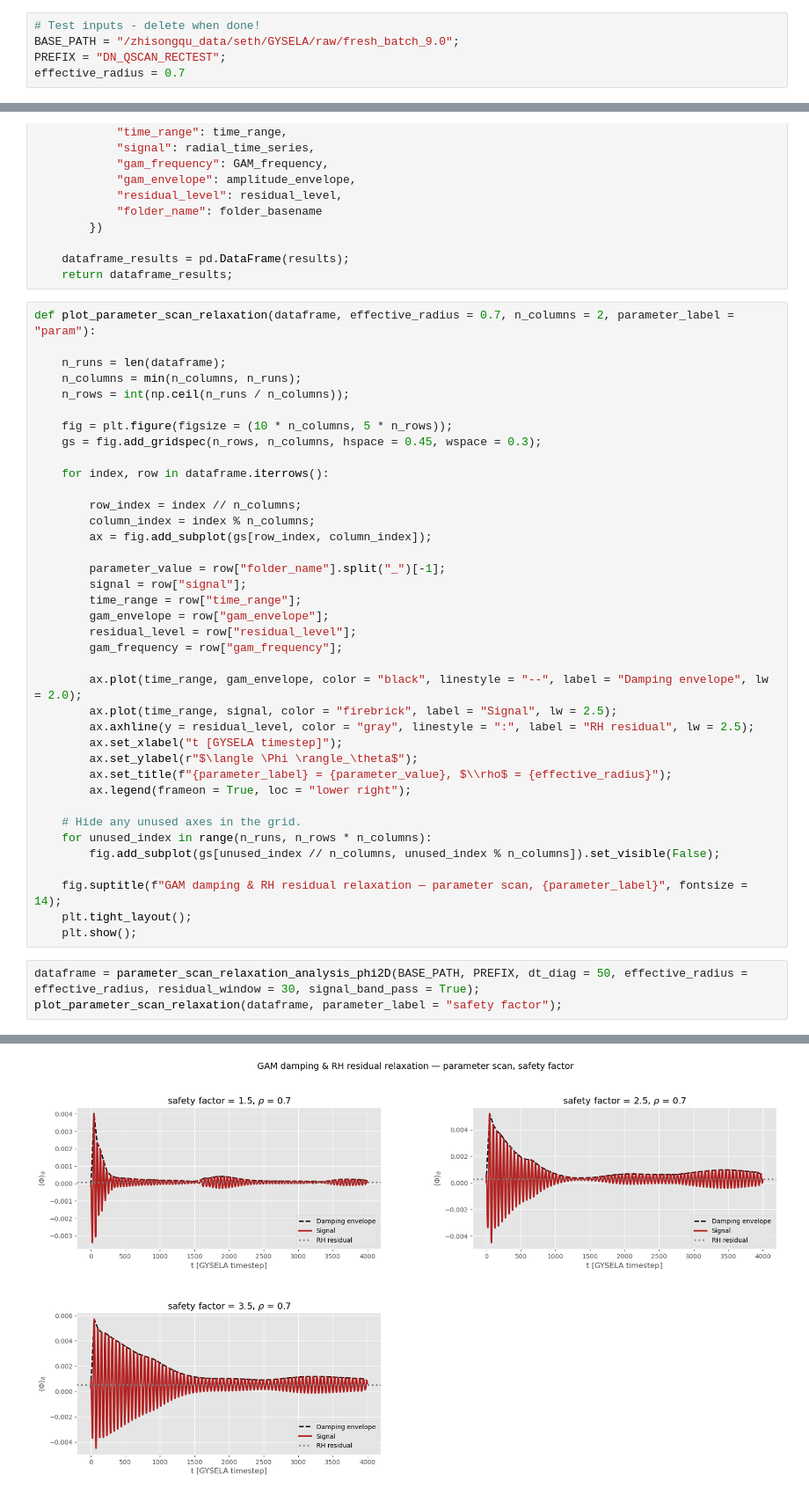
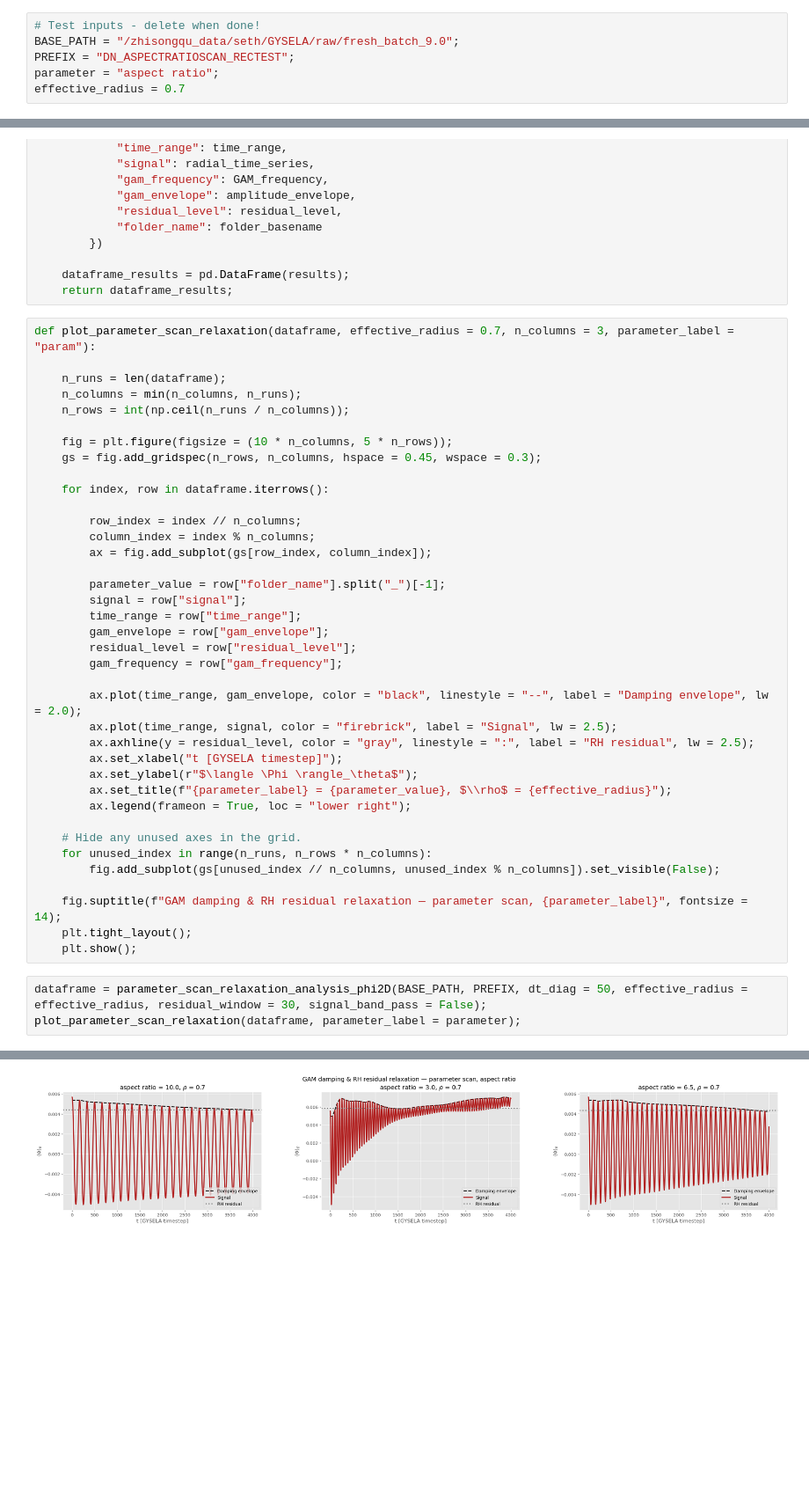
Before and after one commit to seferoni/GYSELA_utils, a Jupyter notebook: post-processing/scripts/exploratory_notebooks/rosenbluth_hinton_batch_mn0.ipynb, the cells around one changed output, grey strips where cells are left out. Shown at 88% size. Cells and saved outputs as stored; diff of their text form; blank space fills up the shorter version.

```diff
--- a/post-processing/scripts/exploratory_notebooks/rosenbluth_hinton_batch_mn0.ipynb
+++ b/post-processing/scripts/exploratory_notebooks/rosenbluth_hinton_batch_mn0.ipynb
@@ -14,7 +14,8 @@ plt.style.use("ggplot");
 # %%
 # Test inputs - delete when done!
 BASE_PATH = "/zhisongqu_data/seth/GYSELA/raw/fresh_batch_9.0";
-PREFIX = "DN_QSCAN_RECTEST";
+PREFIX = "DN_ASPECTRATIOSCAN_RECTEST";
+parameter = "aspect ratio";
 effective_radius = 0.7
 # %%
 def parameter_scan_relaxation_analysis_phi2D(base_directory, folder_prefix, dt_diag, effective_radius, residual_window = 100, signal_band_pass = True):
@@ -72,7 +73,7 @@ def parameter_scan_relaxation_analysis_phi2D(base_directory, folder_prefix, dt_d
 	dataframe_results = pd.DataFrame(results);
 	return dataframe_results;
 # %%
-def plot_parameter_scan_relaxation(dataframe, effective_radius = 0.7, n_columns = 2, parameter_label = "param"):
+def plot_parameter_scan_relaxation(dataframe, effective_radius = 0.7, n_columns = 3, parameter_label = "param"):
 
 	n_runs = len(dataframe);
 	n_columns = min(n_columns, n_runs);
@@ -110,6 +111,6 @@ def plot_parameter_scan_relaxation(dataframe, effective_radius = 0.7, n_columns
 	plt.tight_layout();
 	plt.show();
 # %%
-dataframe = parameter_scan_relaxation_analysis_phi2D(BASE_PATH, PREFIX, dt_diag = 50, effective_radius = effective_radius, residual_window = 30, signal_band_pass = True);
-plot_parameter_scan_relaxation(dataframe, parameter_label = "safety factor");
+dataframe = parameter_scan_relaxation_analysis_phi2D(BASE_PATH, PREFIX, dt_diag = 50, effective_radius = effective_radius, residual_window = 30, signal_band_pass = False);
+plot_parameter_scan_relaxation(dataframe, parameter_label = parameter);
 # %% [output]
@@ -127,5 +128,5 @@ Processing DN_QSCAN_RECTEST_3.5 with parameter value: 3.5
 Found 2001 files in the directory. Beginning compilation...
 Compiled data from 1000 files...
 Compiled data from 2000 files...
 Finished compiling data from all files in the directory.
-[figure, old version]
+[figure, new version]
```
Also changed, not shown: parts of 2 cells of this notebook.
